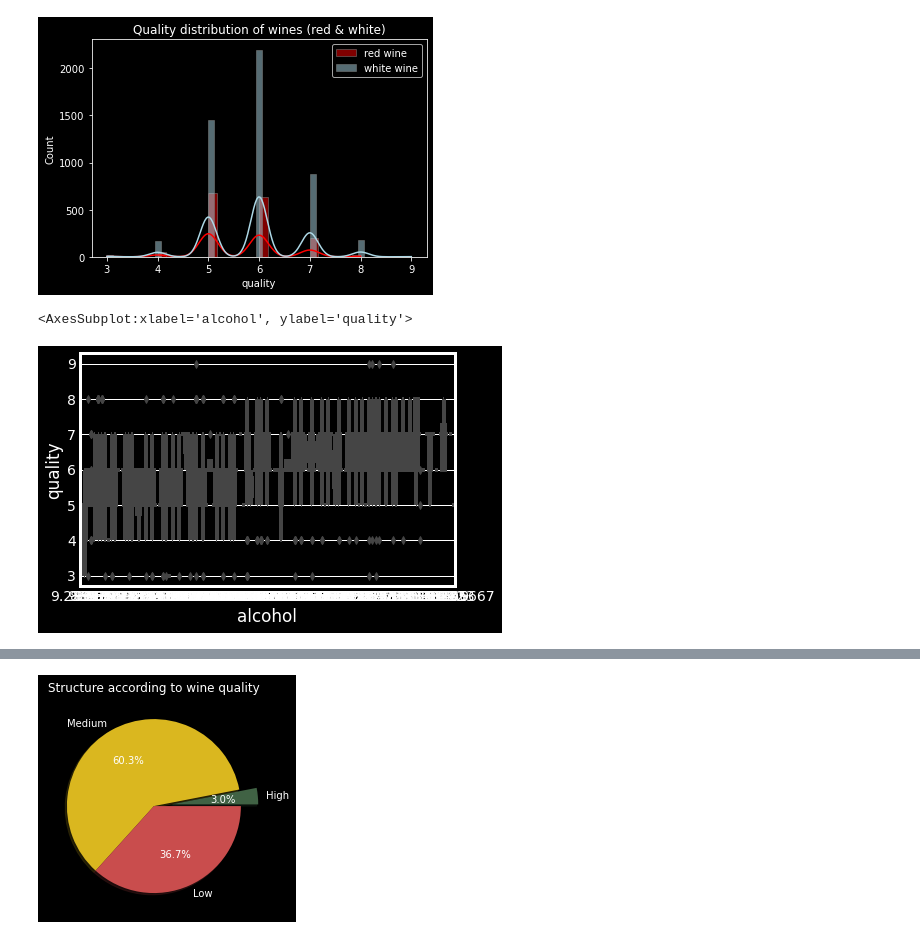
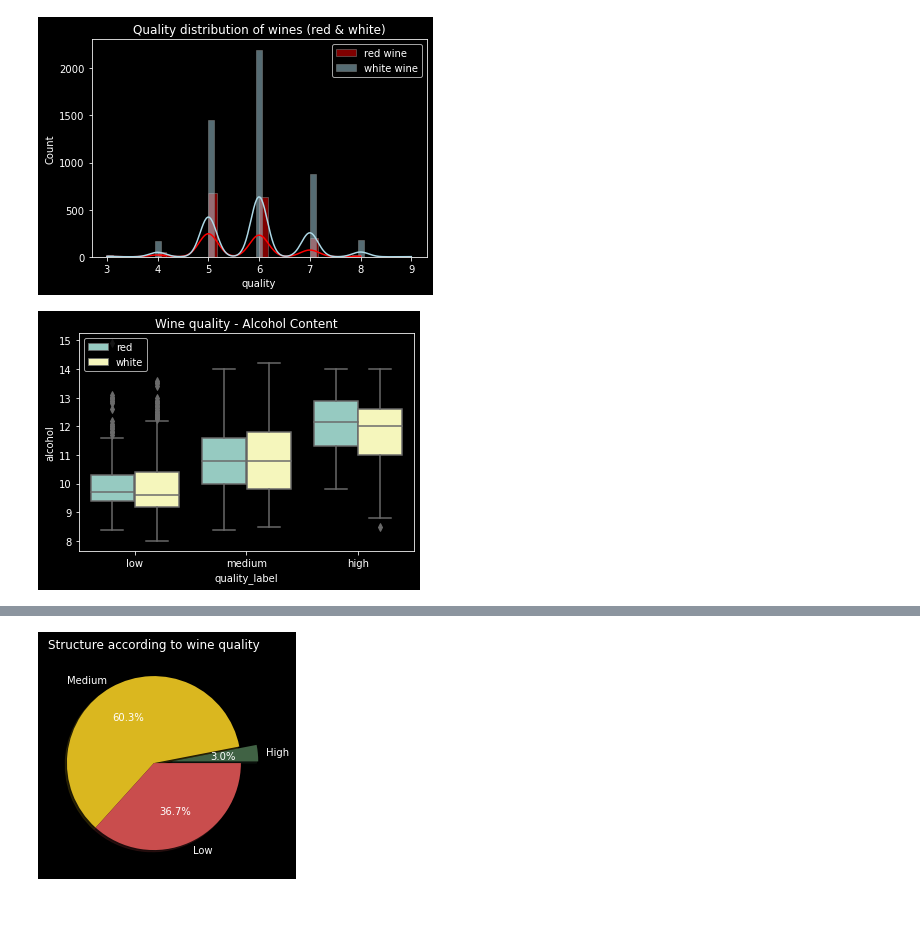
Before and after one commit to YanaOrf/BlueBerryWinery, a Jupyter notebook: BlueBerryWinery.ipynb, the cells around one changed output, grey strips where cells are left out. Drawn from its saved outputs; the diff is of its cells as text; code cells hidden in the pictures; blank space fills up the shorter version.

```diff
--- a/BlueBerryWinery.ipynb
+++ b/BlueBerryWinery.ipynb
@@ -260,9 +276,9 @@ plt.show()
 # %% [output]
 [figure]
 # %%
-sns.boxplot(data=wines,x="alcohol",y="quality",)
+sns.boxplot(data=wines,x="quality_label",y="alcohol",hue="wine_color")
 plt.legend()
+plt.title("Wine quality - Alcohol Content")
 plt.show()
 # %% [output]
-<AxesSubplot:xlabel='alcohol', ylabel='quality'>
-[figure, old version]
+[figure, new version]
```
Also changed, not shown: parts of 5 cells of this notebook.
